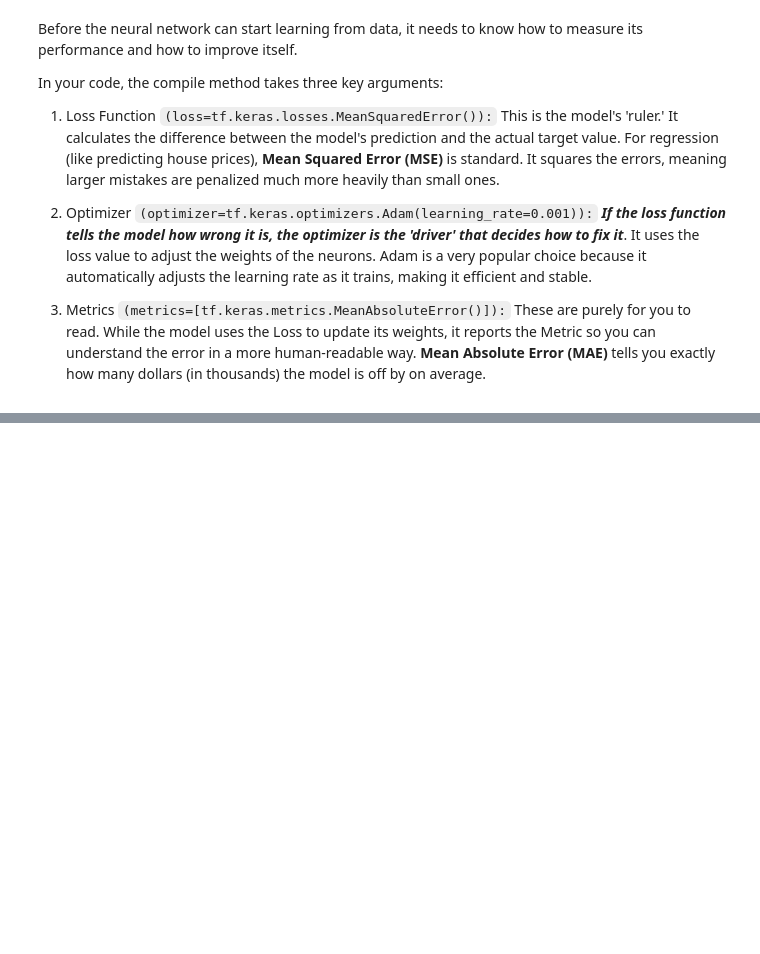
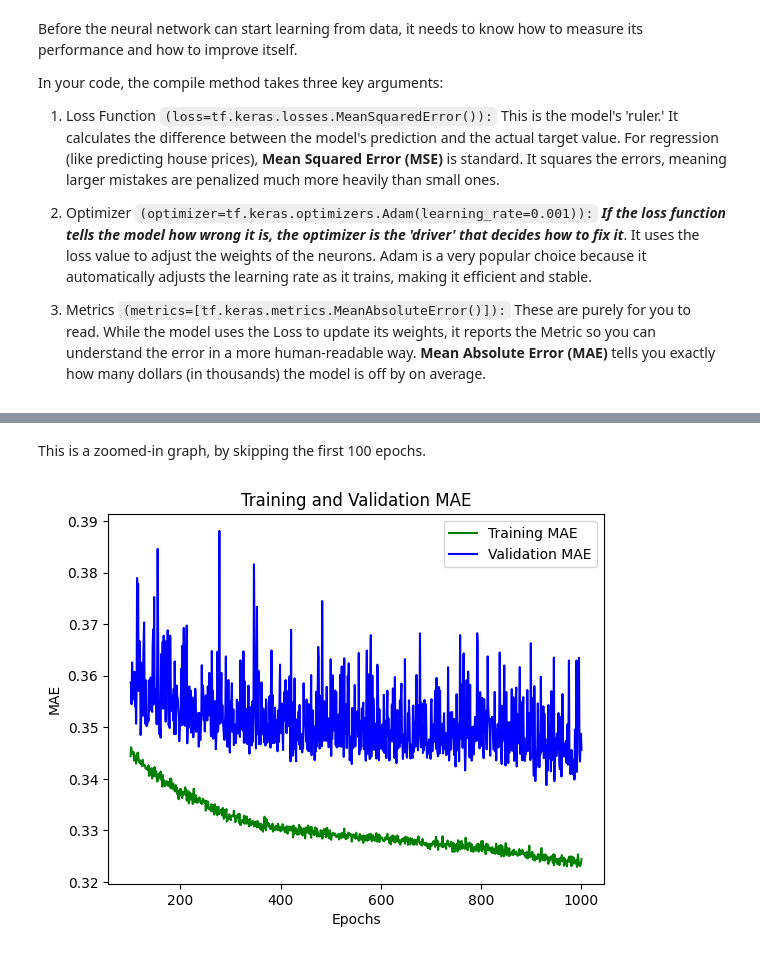
Before and after one commit to Cnshimba/AI_EIARI4A_2026, a Jupyter notebook: week7_exercise_1.ipynb, the cells around one changed output, grey strips where cells are left out. Saved outputs shown, nothing was run; the diff lists cells and outputs as text; code cells hidden in the pictures; blank space fills up the shorter version.

```diff
--- a/week7_exercise_1.ipynb
+++ b/week7_exercise_1.ipynb
@@ -252,0 +278,17 @@ Because the lines are smooth and didn't start going back up, it suggests the mod
+# %% [markdown]
+This is a zoomed-in graph, by skipping the first 100 epochs.
+# %%
+# Let us now plot  a graph for  MAE, which shows a different way of measuring the amount of error in the prediction.
+
+mae = history.history['mean_absolute_error']
+val_mae = history.history['val_mean_absolute_error']
+epochs=range(1,len(loss)+1)
+plt.plot(epochs[SKIP:],mae[SKIP:],'g',label='Training MAE')
+plt.plot(epochs[SKIP:],val_mae[SKIP:],'b',label='Validation MAE')
+plt.title('Training and Validation MAE')
+plt.xlabel('Epochs')
+plt.ylabel('MAE')
+plt.legend()
+plt.show()
+# %% [output]
+[figure, added]
```
Also changed, not shown: parts of 20 cells of this notebook.
